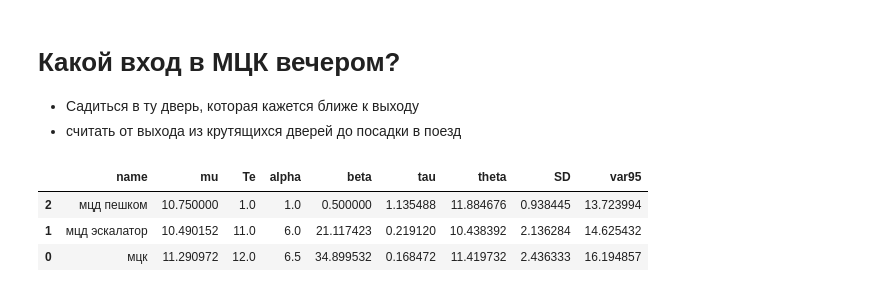
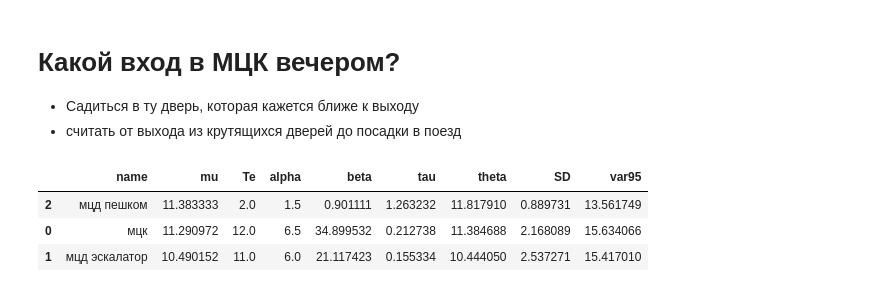
Before and after one commit to ksetdekov/trip_choice_optimizer, a Jupyter notebook: coffee-amount-optimization.ipynb, the cells around one changed output. Saved outputs shown, nothing was run; the diff lists cells and outputs as text; code cells hidden in the pictures.

```diff
--- a/coffee-amount-optimization.ipynb
+++ b/coffee-amount-optimization.ipynb
@@ -357,36 +361,37 @@ evening_entrance = HandsTable(options_list=["мцк","мцд эскалатор"
 # 3 мцк
 # 6 мцд эскалатор
 evening_entrance.update_hands("мцд эскалатор", '0:08:03.7') # четверг 21 ноября
 evening_entrance.update_hands("мцк", '0:11:14') # четверг 28 ноября
 evening_entrance.update_hands("мцд эскалатор", '0:15:47.8') # понедельник 2 декабря
 evening_entrance.update_hands("мцк", '0:11:03') # tue 3 dec
 evening_entrance.update_hands("мцк", '0:14:29.3') # wed 4 dec
 evening_entrance.update_hands("мцк", '0:12:05') # fr 06 dec
 evening_entrance.update_hands("мцк", '0:13:53') # mon 09 dec
 evening_entrance.update_hands("мцд эскалатор", '0:10:14') # fr 13 декабря
 evening_entrance.update_hands("мцк", '0:09:31.7') # tue 17 dec
 evening_entrance.update_hands("мцк", '0:08:33') # wed 18 dec
 evening_entrance.update_hands("мцд эскалатор", '0:09:51.9') # th 19 dec
 evening_entrance.update_hands("мцд эскалатор", '0:09:16.1') # mon 23 dec
 evening_entrance.update_hands("мцд эскалатор", '0:09:31.7') # tue 24 dec
 evening_entrance.update_hands("мцк", '0:08:19.6') # wed 18 dec
 evening_entrance.update_hands("мцд эскалатор", '0:09:18.6') # th 9 jan
 evening_entrance.update_hands("мцк", '0:08:11.9') # fr 10 jan
 evening_entrance.update_hands("мцд эскалатор", '0:10:50') # mon 13 jan
 evening_entrance.update_hands("мцд эскалатор", '0:11:15') # tue 14 jan
 evening_entrance.update_hands("мцк", '0:12:08') # wed 15 jan
 evening_entrance.update_hands("мцк", '0:10:13') # mon 20 jan
 evening_entrance.update_hands("мцд эскалатор", '0:11:40') # tue 21 jan
 evening_entrance.update_hands("мцк", '0:15:48') # wed 22 jan
 evening_entrance.update_hands("мцд эскалатор", '0:09:34.7') # thr 23 jan
 evening_entrance.update_hands("мцд пешком", '0:10:45') # thr 6 feb
+evening_entrance.update_hands("мцд пешком", '0:12:01') # fr 7 feb
 
 evening_entrance.grade()
 # %% [output]
 |  | name | mu | Te | alpha | beta | tau | theta | SD | var95 |
-| 2 | мцд пешком | 10.750000 | 1.0 | 1.0 | 0.500000 | 1.135488 | 11.884676 | 0.938445 | 13.723994 |
-| 1 | мцд эскалатор | 10.490152 | 11.0 | 6.0 | 21.117423 | 0.219120 | 10.438392 | 2.136284 | 14.625432 |
-| 0 | мцк | 11.290972 | 12.0 | 6.5 | 34.899532 | 0.168472 | 11.419732 | 2.436333 | 16.194857 |
+| 2 | мцд пешком | 11.383333 | 2.0 | 1.5 | 0.901111 | 1.263232 | 11.817910 | 0.889731 | 13.561749 |
+| 0 | мцк | 11.290972 | 12.0 | 6.5 | 34.899532 | 0.212738 | 11.384688 | 2.168089 | 15.634066 |
+| 1 | мцд эскалатор | 10.490152 | 11.0 | 6.0 | 21.117423 | 0.155334 | 10.444050 | 2.537271 | 15.417010 |
 # %%
 fig = px.violin(evening_entrance.history, y="value", x="option", box=True, points="all",
           hover_data=cups.history.columns)
```
Also changed, not shown: parts of 5 cells of this notebook.
